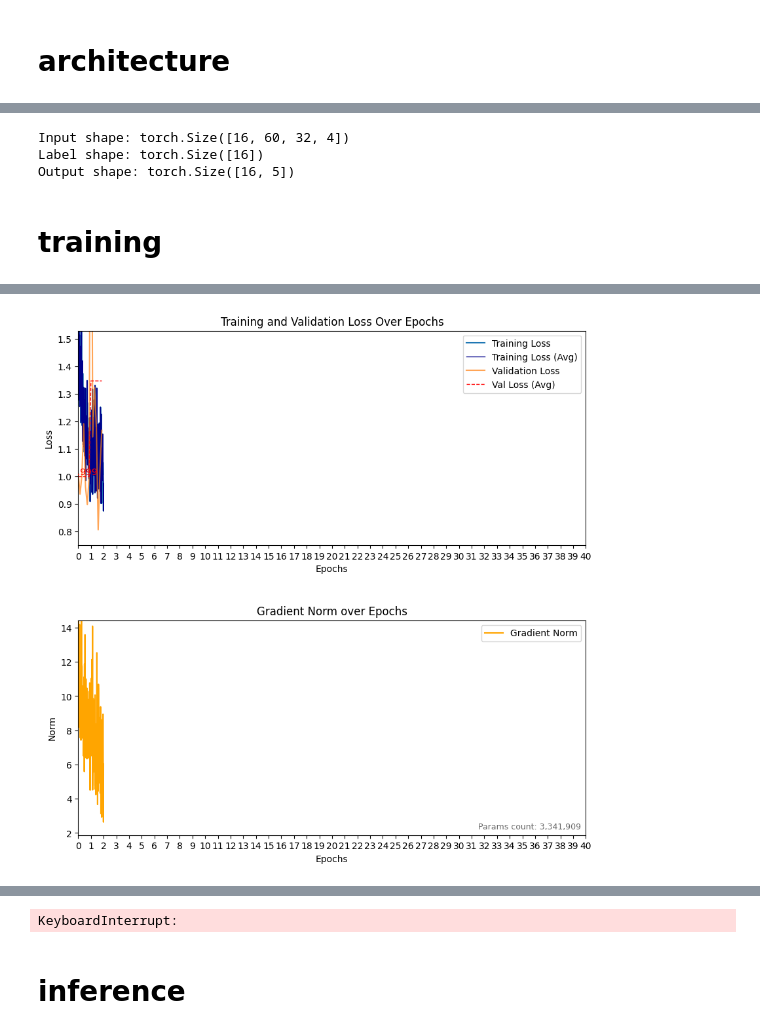
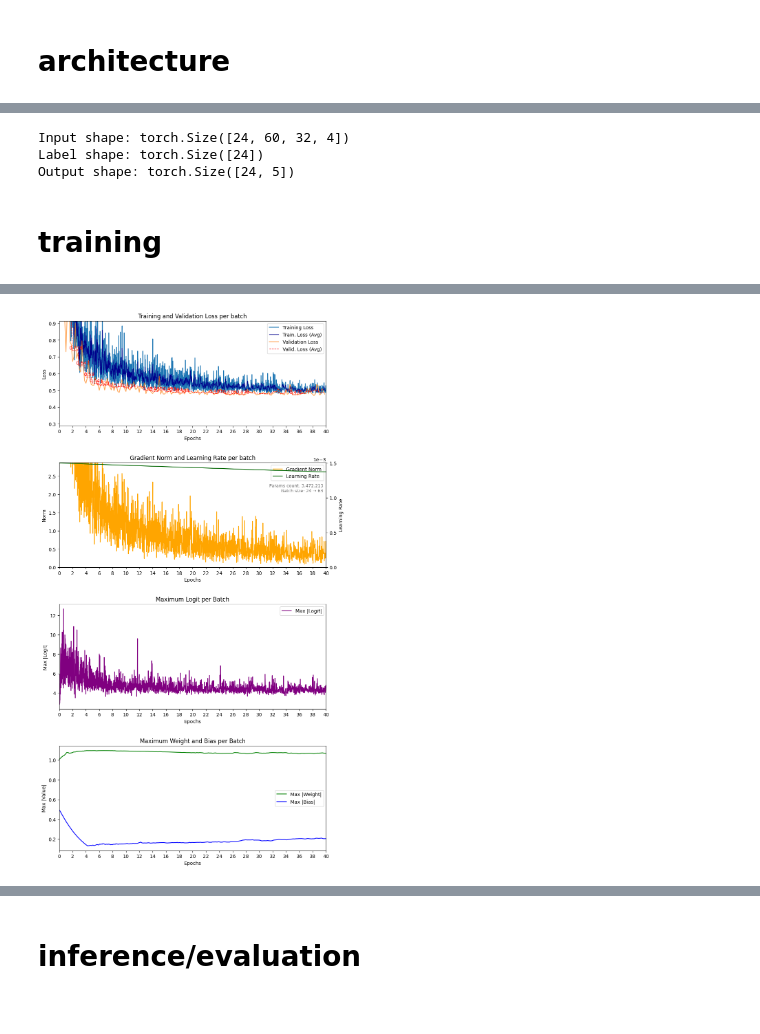
Before and after one commit to El-oan/radar_machine_learning, a Jupyter notebook: src/pointnetV1/radHAR_pointnet.ipynb, the cells around one changed output, grey strips where cells are left out. Drawn from its saved outputs; the diff is of its cells as text; code cells hidden in the pictures.

```diff
--- a/src/pointnetV1/radHAR_pointnet.ipynb
+++ b/src/pointnetV1/radHAR_pointnet.ipynb
@@ -292,7 +308,7 @@ class PointNet(nn.Module):
 # %%
 model = PointNet(CONFIG["feature_amount"])
 
-train_dataset = RadHARDataset(train_samples, augment=True)
+train_dataset = RadHARDataset(train_windows, augment=True)
 train_dataloader = DataLoader(train_dataset, batch_size=CONFIG["batch_size"], shuffle=True, drop_last=True)
 sample_batch, sample_labels = next(iter(train_dataloader))
 print(f'Input shape: {sample_batch.shape}') # x: (B, T, N, D)
@@ -300,9 +316,9 @@ print(f'Label shape: {sample_labels.shape}')
 output = model(sample_batch)
 print(f'Output shape: {output.shape}')
 # %% [output]
-Input shape: torch.Size([16, 60, 32, 4])
-Label shape: torch.Size([16])
-Output shape: torch.Size([16, 5])
+Input shape: torch.Size([24, 60, 32, 4])
+Label shape: torch.Size([24])
+Output shape: torch.Size([24, 5])
 # %% [markdown]
 # training
 # %%
@@ -339,15 +362,12 @@ def orthogonal(matrix):
 # %%
 class Loss:
     "Cross-entropy loss with smoothing. Regulation on the TNet matrices to make them orthogonal."
-    def __init__(self, model, regul_coeff = 0.001):
+    def __init__(self, model, reg_coeff=0.01):
         self.model = model
-        self.regul_coeff = regul_coeff
+        self.reg_coeff = reg_coeff
 
-    def __call__(self, out, targets, batch_size):
-        loss_node = smoothing(out, targets)
-        reg1 = orthogonal(self.model.block1.trans_matrix)
-        reg2 = orthogonal(self.model.block2.trans_matrix)
-        loss_node = loss_node + self.regul_coeff * (reg1 + reg2)
-        loss = loss_node.detach() * batch_size
-        return loss, loss_node
+    def __call__(self, out, targets):
+        loss = smoothing(out, targets, CONFIG['smoothing'])
+        reg = self.reg_coeff * orthogonal(self.model.block2.TNet_matrix)
+        return loss + reg
 # %%
@@ -420 +456,25 @@ def plot(train_losses, valid_losses, all_grad_norms, model_param_count, num_epoc
+# %%
+def save_results(seed, model_param_count, num_epochs, train_losses, epoch_means, sample_rates, training_seconds, fig):
+    "Save the plots and training metadata per seed in a markdown."
+    completed = datetime.now().astimezone()
+    result_dir = PROJECT_ROOT / "results" / "radHAR" / completed.strftime("%Y-%m-%d")
+    image_dir = result_dir / "image"; image_dir.mkdir(parents=True, exist_ok=True)
+    run_name = f"seed_{seed}_{completed:%H%M%S}"
+    plot_path, report_path = image_dir / f"{run_name}.png", result_dir / f"{run_name}.md"
+    fig.savefig(plot_path, dpi=150, bbox_inches="tight")
+    metadata = {
+        "Seed": seed, "Epochs": num_epochs, "Validation fraction": CONFIG["validation_fraction"],
+        "Batch size": f"{CONFIG['batch_size']} → {CONFIG['batch_size'] + num_epochs - 1}",
+        "Dropout rate": CONFIG["dropout_rate"], "Label smoothing": CONFIG["smoothing"],
+        "Base learning rate": f"{CONFIG['base_lr']:.1e}", "LR decay samples": f"{CONFIG['lr_decay_samples']:,}",
+        "LR gamma": CONFIG["lr_decay_gamma"], "BNorm decay": "0.5 → 0.01", "Weight decay": f"{CONFIG['weight_decay']:.1e}",
+        "Lowest training batch loss": f"{min(train_losses):.6f}"}
+
+    if epoch_means:
+        best_epoch = min(range(len(epoch_means)), key=epoch_means.__getitem__)
+        metadata["Lowest mean validation loss"] = f"{epoch_means[best_epoch]:.6f}"
+        metadata["Best validation epoch"] = best_epoch
+    metadata.update({"Parameters": f"{model_param_count:,}", "Average samples/sec": f"{sum(sample_rates) / len(sample_rates):.1f}", "Total training time": time.strftime("%H:%M:%S", time.gmtime(training_seconds)), "Completed": completed.isoformat(timespec="seconds")})
+    rows = "\n".join(f"| {key} | {value} |" for key, value in metadata.items())
+    report_path.write_text(f"# PointNet RadHAR — seed {seed}\n\n![Training plot](image/{plot_path.name})\n\n| Metadata | Value |\n|---|---|\n{rows}\n", encoding="utf-8")
 # %%
@@ -450,4 +522,5 @@ def train_model(num_epochs=CONFIG["num_epochs"]):
 # %%
 if __name__ == "__main__":
-    train_model(40)
+    for seed in SEEDS:
+        train_model(seed, CONFIG['num_epochs'])
 # %% [output]
@@ -456 +530 @@ Epoch n°1 complete | Validation loss: 1.3468
-[figure, old version]
+[figure, new version]
@@ -459,3 +531,2 @@ Batch:      1 | Accum. Step:   2 | Loss:   0.98 | Samples/sec:    31.5 | Learn.
-KeyboardInterrupt:
 # %% [markdown]
-# inference
+# inference/evaluation
```
Also changed, not shown: parts of 30 cells of this notebook, 5 other files.
